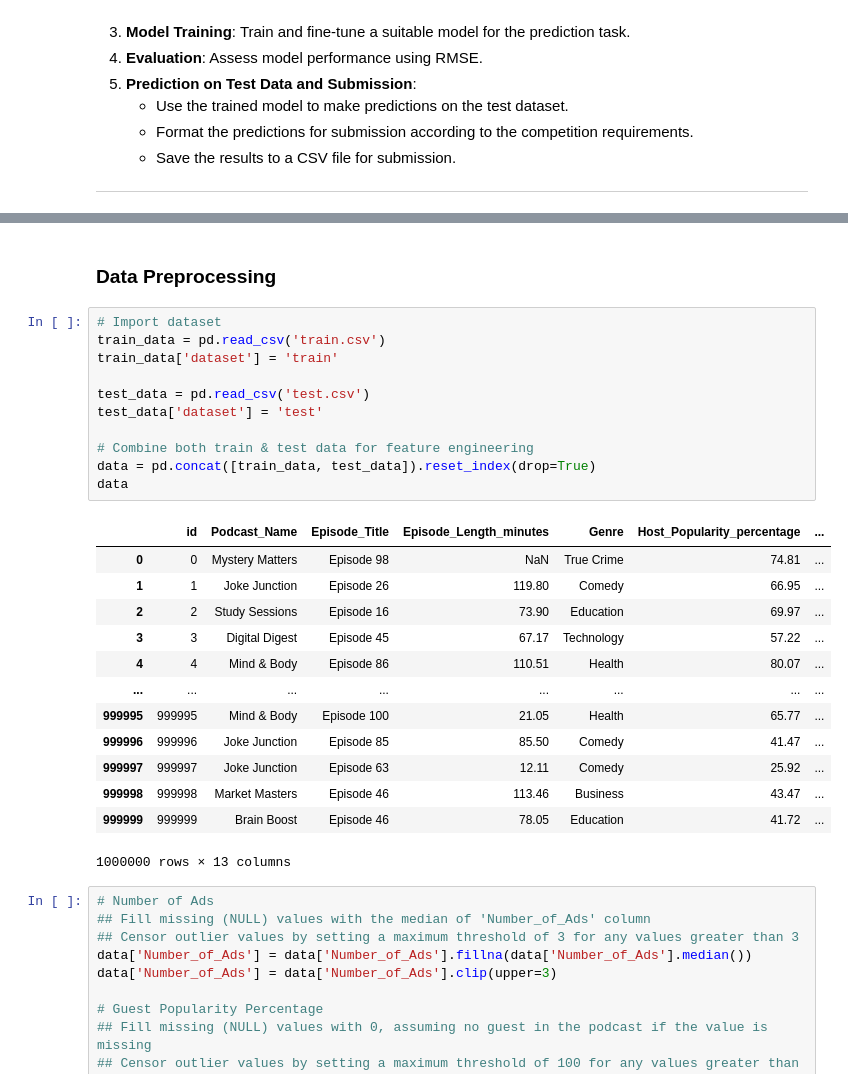
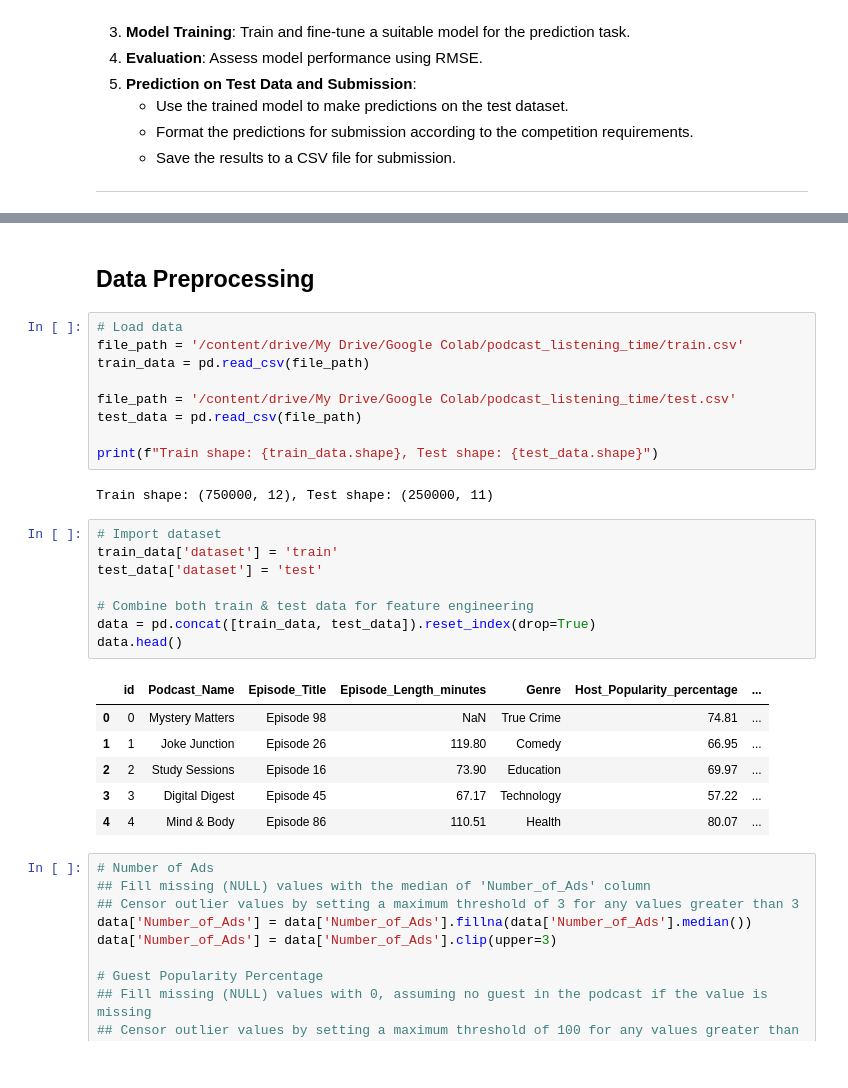
Before and after one commit to akkevinn/podcast-listening-time-prediction, a Jupyter notebook: podcast_listening_time.ipynb, the cells around one changed output, grey strips where cells are left out. Saved outputs shown, nothing was run; the diff lists cells and outputs as text.

```diff
--- a/podcast_listening_time.ipynb
+++ b/podcast_listening_time.ipynb
@@ -58,30 +81,31 @@ sklearn.set_config(transform_output="pandas")
 # %% [markdown]
-### **Data Preprocessing**
+## **Data Preprocessing**
+# %%
+# Load data
+file_path = '/content/drive/My Drive/Google Colab/podcast_listening_time/train.csv'
+train_data = pd.read_csv(file_path)
+
+file_path = '/content/drive/My Drive/Google Colab/podcast_listening_time/test.csv'
+test_data = pd.read_csv(file_path)
+
+print(f"Train shape: {train_data.shape}, Test shape: {test_data.shape}")
+# %% [output]
+Train shape: (750000, 12), Test shape: (250000, 11)
 # %%
 # Import dataset
-train_data = pd.read_csv('train.csv')
 train_data['dataset'] = 'train'
-
-test_data = pd.read_csv('test.csv')
 test_data['dataset'] = 'test'
 
 # Combine both train & test data for feature engineering
 data = pd.concat([train_data, test_data]).reset_index(drop=True)
-data
+data.head()
 # %% [output]
 |  | id | Podcast_Name | Episode_Title | Episode_Length_minutes | Genre | Host_Popularity_percentage | ... |
 | 0 | 0 | Mystery Matters | Episode 98 | NaN | True Crime | 74.81 | ... |
 | 1 | 1 | Joke Junction | Episode 26 | 119.80 | Comedy | 66.95 | ... |
 | 2 | 2 | Study Sessions | Episode 16 | 73.90 | Education | 69.97 | ... |
 | 3 | 3 | Digital Digest | Episode 45 | 67.17 | Technology | 57.22 | ... |
 | 4 | 4 | Mind & Body | Episode 86 | 110.51 | Health | 80.07 | ... |
-| ... | ... | ... | ... | ... | ... | ... | ... |
-| 999995 | 999995 | Mind & Body | Episode 100 | 21.05 | Health | 65.77 | ... |
-| 999996 | 999996 | Joke Junction | Episode 85 | 85.50 | Comedy | 41.47 | ... |
-| 999997 | 999997 | Joke Junction | Episode 63 | 12.11 | Comedy | 25.92 | ... |
-| 999998 | 999998 | Market Masters | Episode 46 | 113.46 | Business | 43.47 | ... |
-| 999999 | 999999 | Brain Boost | Episode 46 | 78.05 | Education | 41.72 | ... |
-1000000 rows × 13 columns
 # %%
 # Number of Ads
 ## Fill missing (NULL) values with the median of 'Number_of_Ads' column
```
Also changed, not shown: parts of 8 cells of this notebook.
